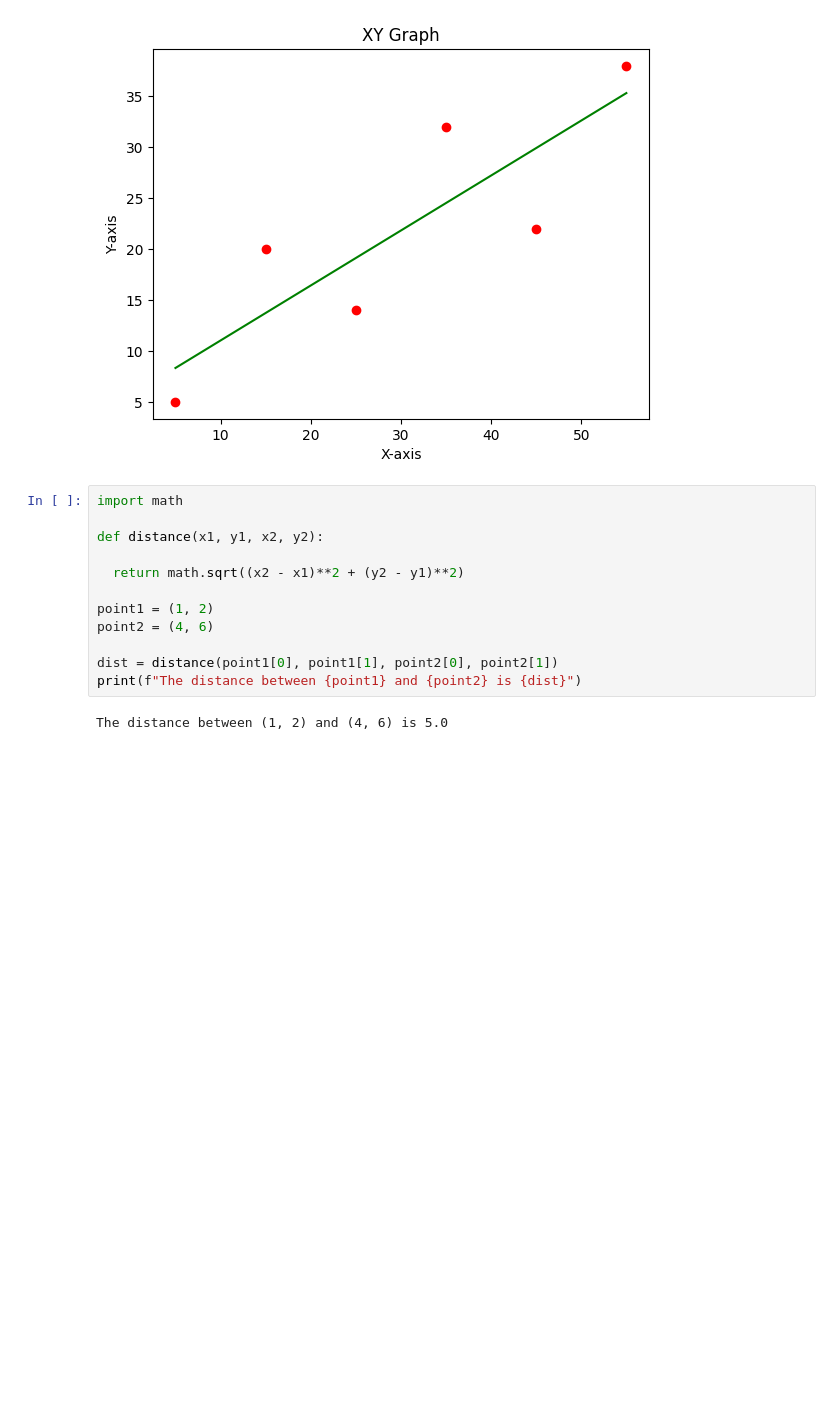
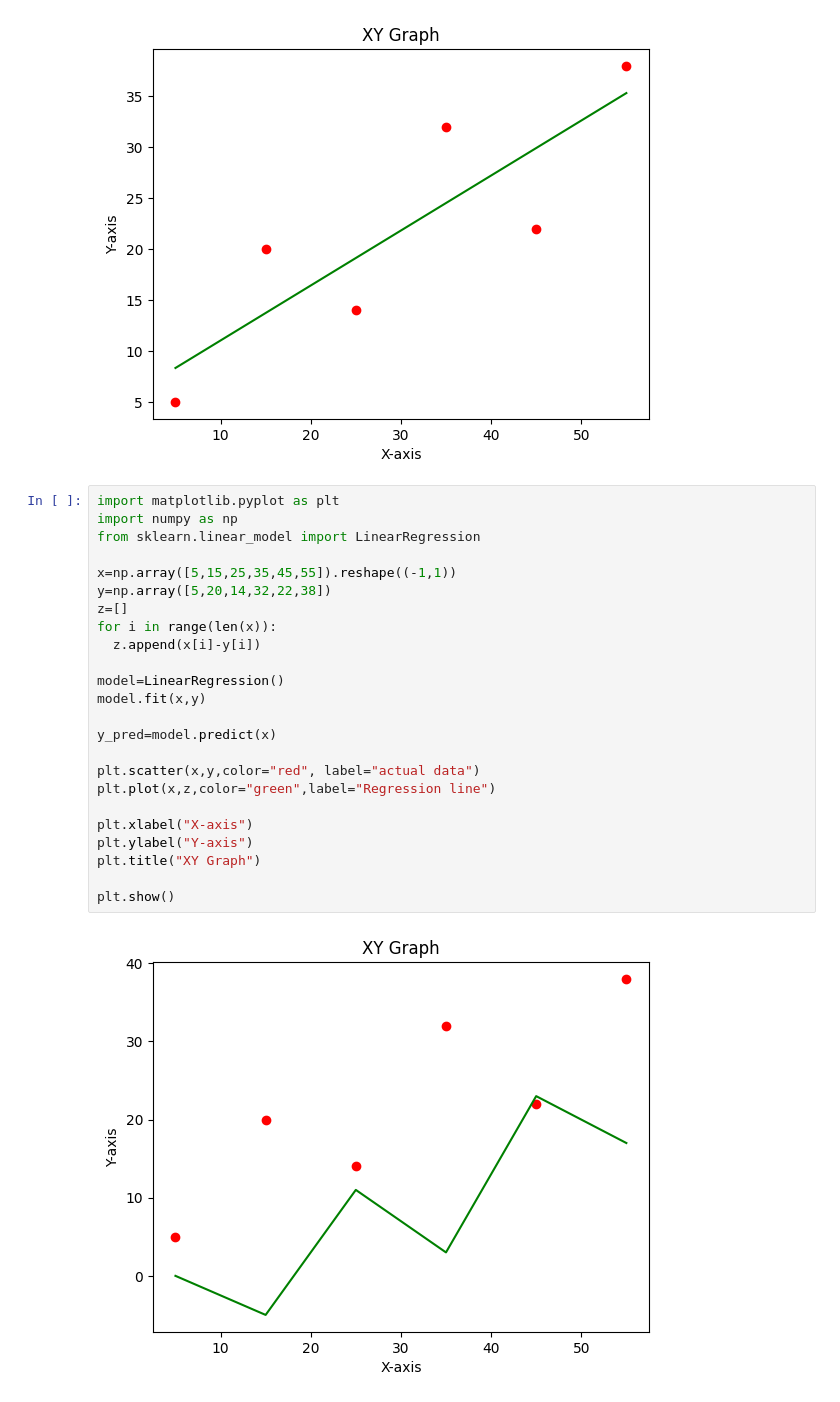
Before and after one commit to AshmitGurung/Machine-Learning-lab-PCS662, a Jupyter notebook: week1.ipynb, the cells around one changed output. Saved outputs shown, nothing was run; the diff lists cells and outputs as text; blank space fills up the shorter version.

```diff
--- a/week1.ipynb
+++ b/week1.ipynb
@@ -23,17 +23,29 @@ plt.title("XY Graph")
 plt.show()
 # %% [output]
 [figure]
-# %%
-import math
-
-def distance(x1, y1, x2, y2):
-
-  return math.sqrt((x2 - x1)**2 + (y2 - y1)**2)
-
-point1 = (1, 2)
-point2 = (4, 6)
-
-dist = distance(point1[0], point1[1], point2[0], point2[1])
-print(f"The distance between {point1} and {point2} is {dist}")
-# %% [output]
-The distance between (1, 2) and (4, 6) is 5.0
+# %%
+import matplotlib.pyplot as plt
+import numpy as np
+from sklearn.linear_model import LinearRegression
+
+x=np.array([5,15,25,35,45,55]).reshape((-1,1))
+y=np.array([5,20,14,32,22,38])
+z=[]
+for i in range(len(x)):
+  z.append(x[i]-y[i])
+
+model=LinearRegression()
+model.fit(x,y)
+
+y_pred=model.predict(x)
+
+plt.scatter(x,y,color="red", label="actual data")
+plt.plot(x,z,color="green",label="Regression line")
+
+plt.xlabel("X-axis")
+plt.ylabel("Y-axis")
+plt.title("XY Graph")
+
+plt.show()
+# %% [output]
+[figure, added]
```
Also changed, not shown: parts of 1 cell of this notebook.
